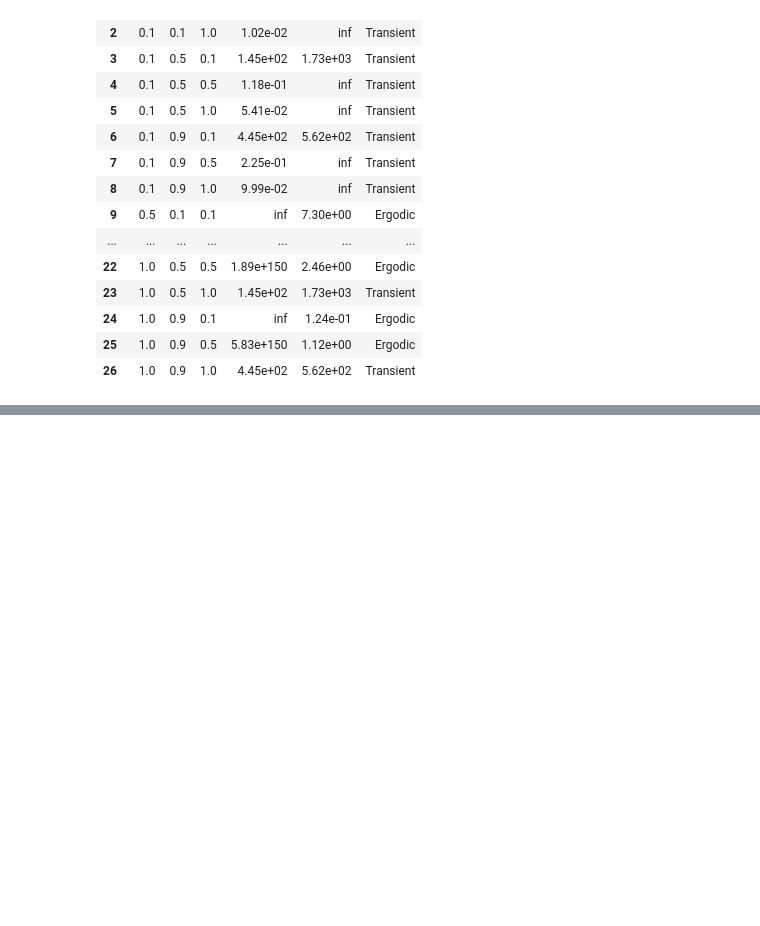
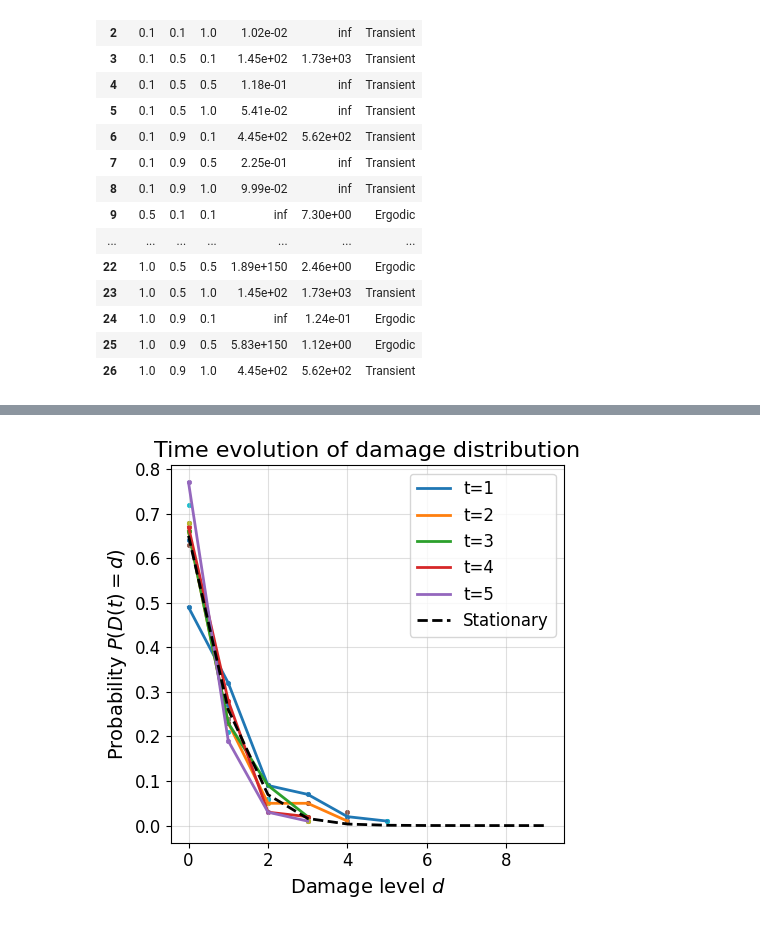
Before and after one commit to Yujun-cpu/RSCAM_G11, a Jupyter notebook: Presentation Plots.ipynb, the cells around one changed output, grey strips where cells are left out. Cells and saved outputs as stored; diff of their text form; code cells hidden in the pictures; blank space fills up the shorter version.

```diff
--- a/Presentation Plots.ipynb
+++ b/Presentation Plots.ipynb
@@ -1098,0 +1409,58 @@ df
+# %%
+import numpy as np
+import matplotlib.pyplot as plt
+
+# Assume `samples` has shape (num_simulations, num_timepoints, num_species)
+damage_traces = samples[:, :, 2]  # shape: (num_simulations, num_timepoints)
+time_points = np.arange(damage_traces.shape[1])
+max_damage = damage_traces.max()  # highest damage observed
+steady_time_indices = np.arange(500, 1001)
+dist_matrix = np.zeros((len(steady_time_indices), max_damage + 1))
+
+# Pick time steps you want to visualize
+check_times = [1, 2, 3, 4, 5, 500, 600, 700, 800, 900, 1000]  # or np.linspace(0, max_time, 6, dtype=int)
+#colors = plt.cm.viridis(np.linspace(0, 1, len(check_times)))
+all_prds = np.zeros(30)
+
+plt.figure(figsize=(5, 5))
+
+for idx, t_idx in enumerate(check_times):
+    d_values = (damage_traces[:, t_idx])
+    unique_d, counts = np.unique(d_values, return_counts=True)
+    Pr_d = counts / counts.sum()
+    plt.scatter(unique_d, Pr_d, linewidth=.5, s=10)
+    if idx <= 4:
+        plt.plot(unique_d, Pr_d, label=f"t={t_idx}", linewidth=2)
+
+    else:
+        Pr_d = np.pad(Pr_d, (0, 30 - len(Pr_d)))
+        all_prds = all_prds + Pr_d
+
+
+average_prds = all_prds / 6
+average_prds = average_prds[:10]
+
+
+plt.rcParams.update({
+    'font.size': 14,            # general font size
+    'axes.titlesize': 16,       # axes title
+    'axes.labelsize': 14,       # x and y labels
+    'xtick.labelsize': 12,      # x tick labels
+    'ytick.labelsize': 12,      # y tick labels
+    'legend.fontsize': 12,      # legend
+    'figure.titlesize': 18      # figure title
+})
+
+# plt.plot(range(len(average_prds)), average_prds, linewidth=2, label="Simulated Stationary", c='blue', linestyle='--')
+plt.title("Time evolution of damage distribution")
+plt.xlabel("Damage level $d$")
+plt.ylabel("Probability $P(D(t)=d)$")
+
+# plt.plot(unique_d,, label=f"t={t_idx}", linewidth=.5)
+plt.grid(alpha=0.4)
+plt.tight_layout()
+plt.plot(range(10), pi_k[:10], 'k--', label="Stationary", linewidth=2)
+plt.legend()
+plt.show()
+# %% [output]
+[figure, added]
```
Also changed, not shown: parts of 16 cells of this notebook.
